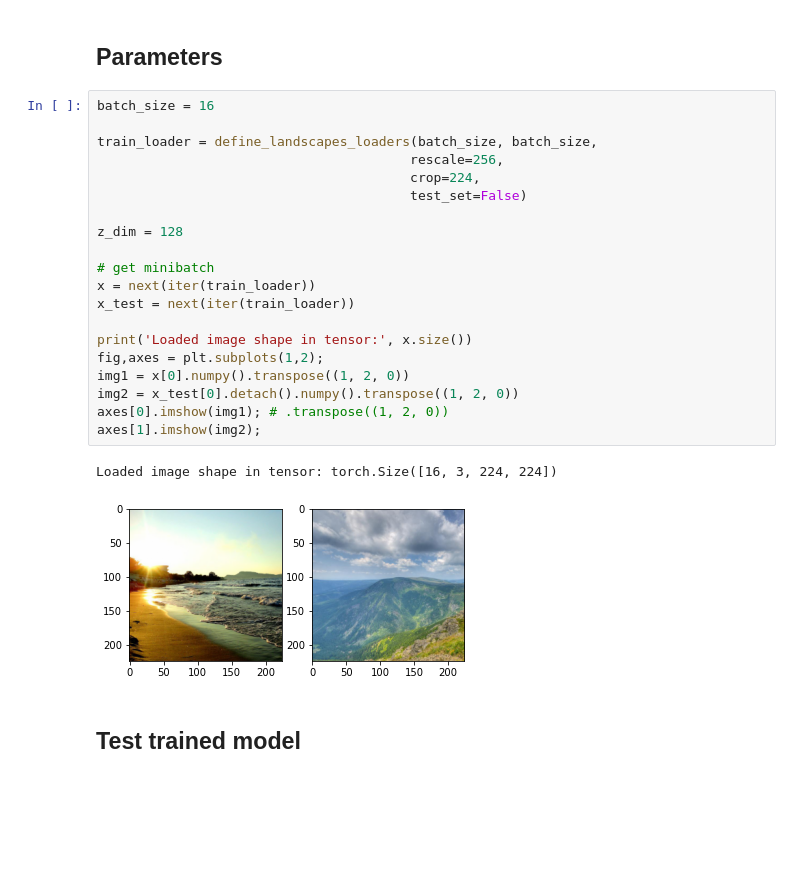
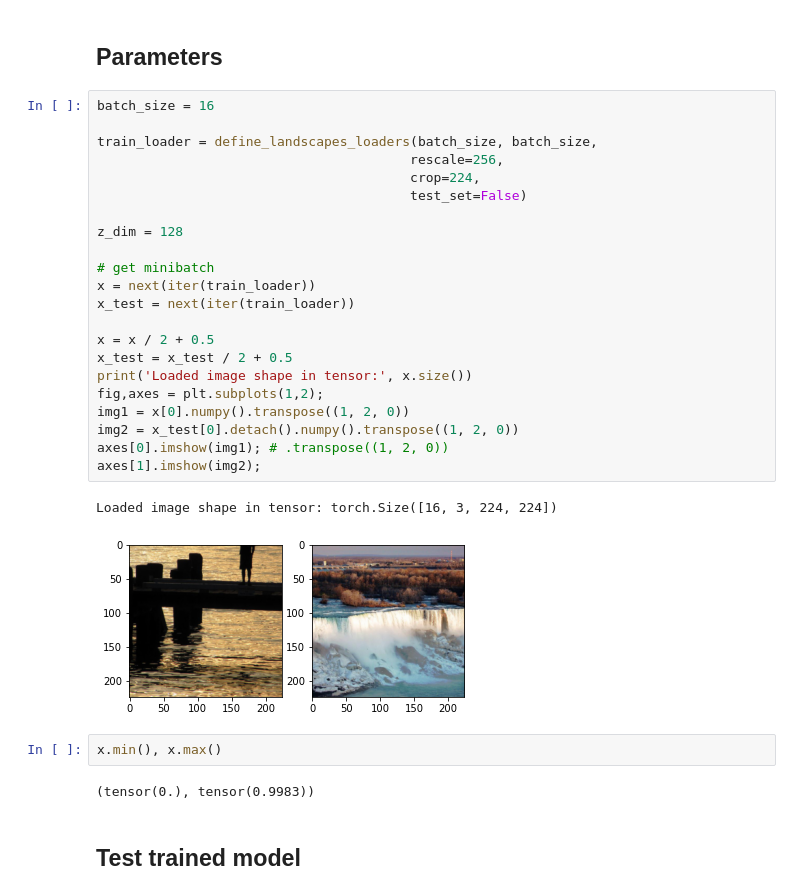
Before and after one commit to arthurviens/genmodel-DCGAN, a Jupyter notebook: gan.ipynb, the cells around one changed output. Saved outputs shown, nothing was run; the diff lists cells and outputs as text; blank space fills up the shorter version.

```diff
--- a/gan.ipynb
+++ b/gan.ipynb
@@ -13,26 +13,32 @@ device(type='cuda', index=0)
 # %%
 batch_size = 16
 
 train_loader = define_landscapes_loaders(batch_size, batch_size,
                                         rescale=256,
                                         crop=224,
                                         test_set=False)
 
 z_dim = 128
 
 # get minibatch
 x = next(iter(train_loader))
 x_test = next(iter(train_loader))
 
+x = x / 2 + 0.5
+x_test = x_test / 2 + 0.5
 print('Loaded image shape in tensor:', x.size())
 fig,axes = plt.subplots(1,2);
 img1 = x[0].numpy().transpose((1, 2, 0))
 img2 = x_test[0].detach().numpy().transpose((1, 2, 0))
 axes[0].imshow(img1); # .transpose((1, 2, 0))
 axes[1].imshow(img2);
 # %% [output]
 Loaded image shape in tensor: torch.Size([16, 3, 224, 224])
-[figure, old version]
+[figure, new version]
+# %%
+x.min(), x.max()
+# %% [output]
+(tensor(0.), tensor(0.9983))
 # %% [markdown]
 ## Test trained model
 # %%
```
Also changed, not shown: parts of 4 cells of this notebook, 5 other files.
